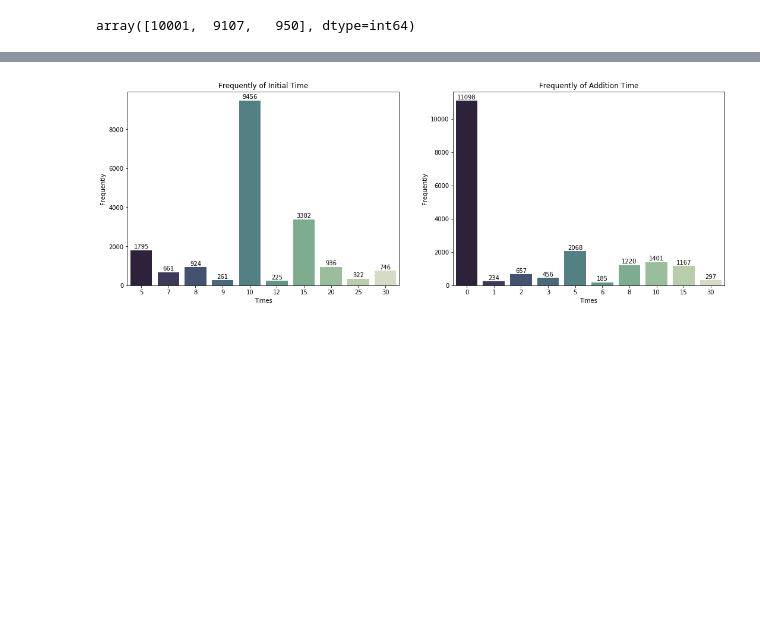
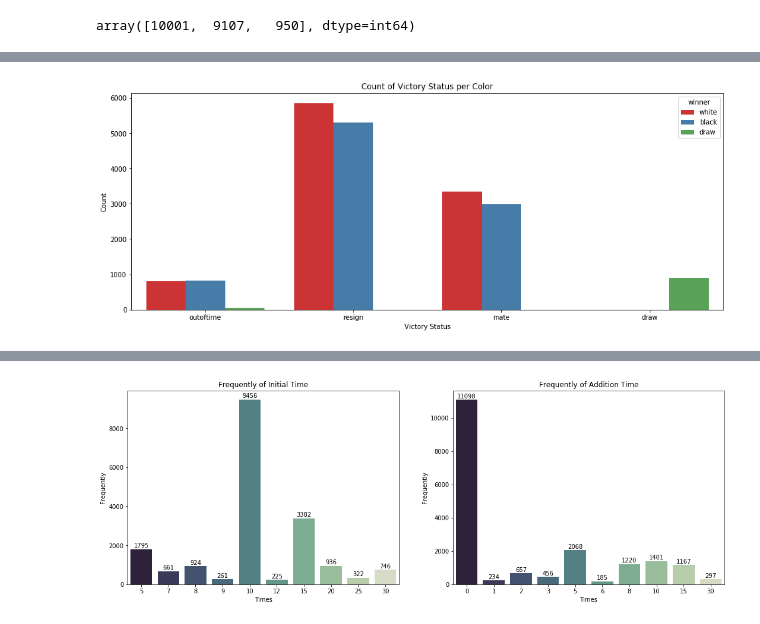
Before and after one commit to SoroushGhaderi/Lichess_Data_Analysis, a Jupyter notebook: Chess_Data_Analysis.ipynb, the cells around one changed output, grey strips where cells are left out. Saved outputs shown, nothing was run; the diff lists cells and outputs as text; code cells hidden in the pictures; blank space fills up the shorter version.

```diff
--- a/Chess_Data_Analysis.ipynb
+++ b/Chess_Data_Analysis.ipynb
@@ -126,3 +126,12 @@ plt.show()
+# %%
+plt.figure(figsize=(16,6))
+sns.countplot(x= "victory_status",hue= "winner", data= chess, palette= "Set1")
+plt.xlabel("Victory Status")
+plt.ylabel("Count")
+plt.title("Count of Victory Status per Color")
+plt.show()
+# %% [output]
+[figure, added]
 # %%
 most_frequently_opening = chess["opening_name"].value_counts().nlargest(30)
 # %%
```
Also changed, not shown: parts of 3 cells of this notebook.
